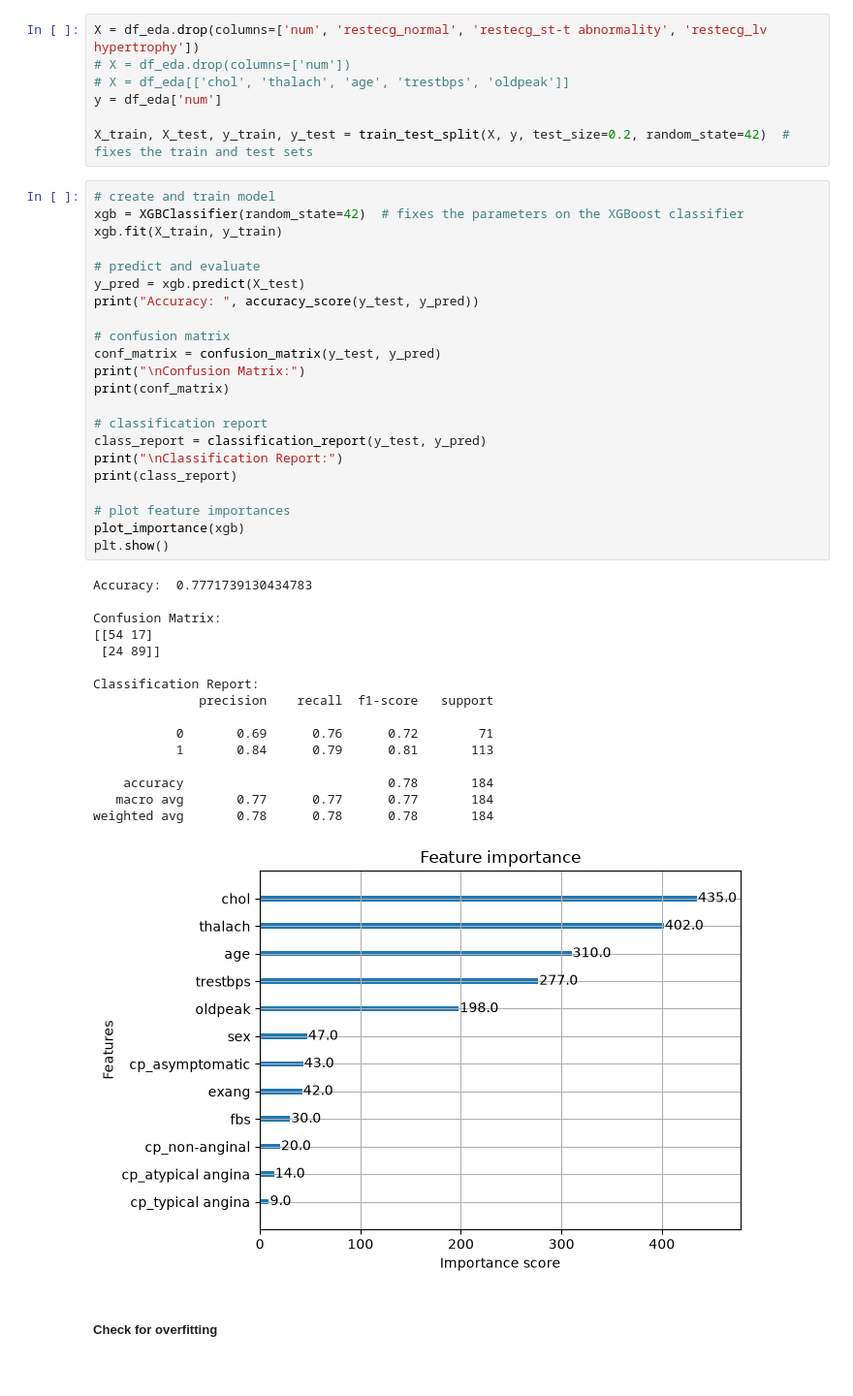
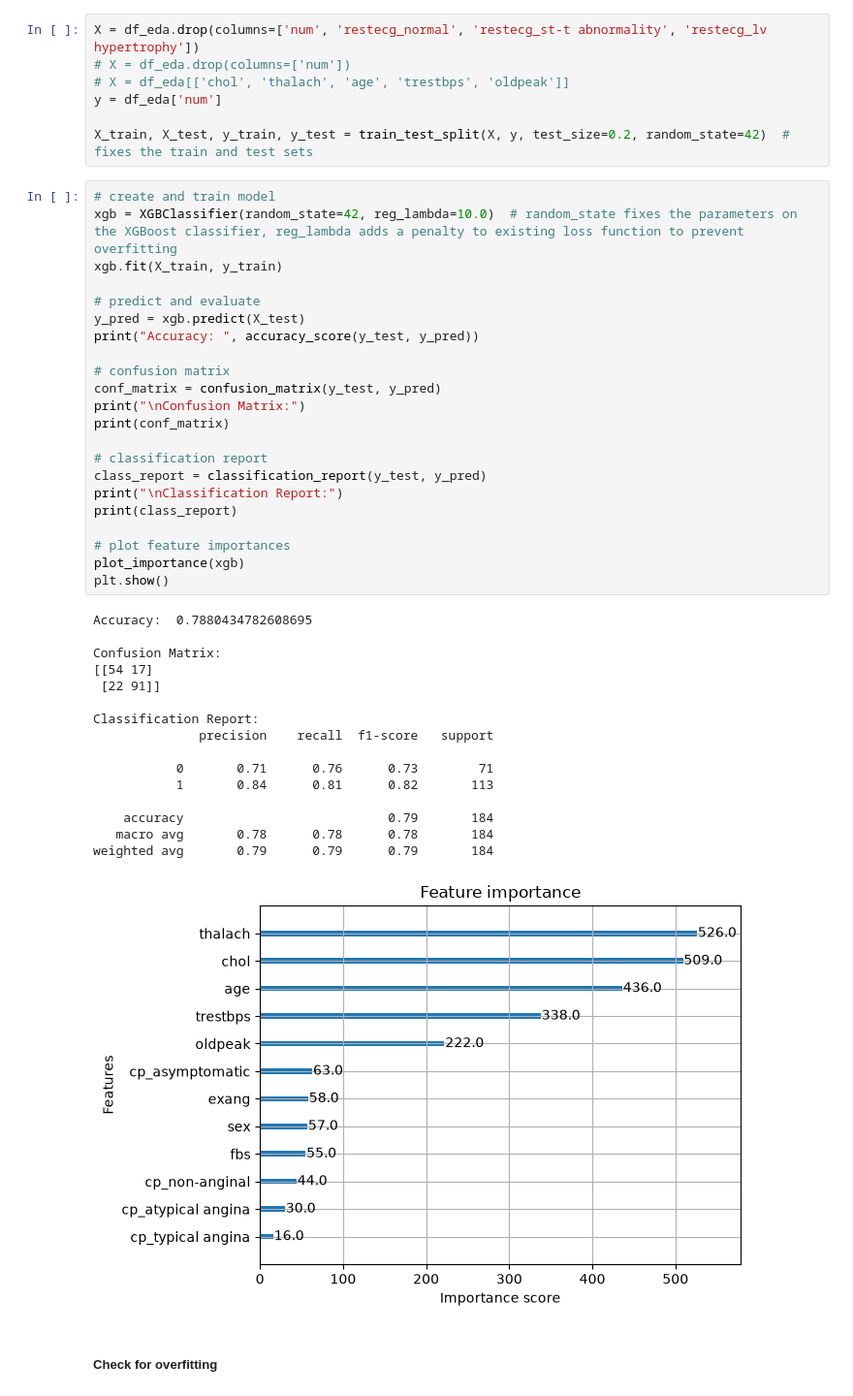
Before and after one commit to ThereseColeongco/hd-classifier, a Jupyter notebook: classifier.ipynb, the cells around one changed output. Shown at 97% size. Drawn from its saved outputs; the diff is of its cells as text.

```diff
--- a/classifier.ipynb
+++ b/classifier.ipynb
@@ -782,43 +782,43 @@ y = df_eda['num']
 X_train, X_test, y_train, y_test = train_test_split(X, y, test_size=0.2, random_state=42)  # fixes the train and test sets
 # %%
 # create and train model
-xgb = XGBClassifier(random_state=42)  # fixes the parameters on the XGBoost classifier
+xgb = XGBClassifier(random_state=42, reg_lambda=10.0)  # random_state fixes the parameters on the XGBoost classifier, reg_lambda adds a penalty to existing loss function to prevent overfitting
 xgb.fit(X_train, y_train)
 
 # predict and evaluate
 y_pred = xgb.predict(X_test)
 print("Accuracy: ", accuracy_score(y_test, y_pred))
 
 # confusion matrix
 conf_matrix = confusion_matrix(y_test, y_pred)
 print("\nConfusion Matrix:")
 print(conf_matrix)
 
 # classification report
 class_report = classification_report(y_test, y_pred)
 print("\nClassification Report:")
 print(class_report)
 
 # plot feature importances
 plot_importance(xgb)
 plt.show()
 # %% [output]
-Accuracy:  0.7771739130434783
+Accuracy:  0.7880434782608695
 
 Confusion Matrix:
 [[54 17]
- [24 89]]
+ [22 91]]
 
 Classification Report:
               precision    recall  f1-score   support
 
-           0       0.69      0.76      0.72        71
-           1       0.84      0.79      0.81       113
+           0       0.71      0.76      0.73        71
+           1       0.84      0.81      0.82       113
 
-    accuracy                           0.78       184
-   macro avg       0.77      0.77      0.77       184
-weighted avg       0.78      0.78      0.78       184
+    accuracy                           0.79       184
+   macro avg       0.78      0.78      0.78       184
+weighted avg       0.79      0.79      0.79       184
-[figure, old version]
+[figure, new version]
 # %% [markdown]
 ##### Check for overfitting
 # %%
```
Also changed, not shown: parts of 2 cells of this notebook.
